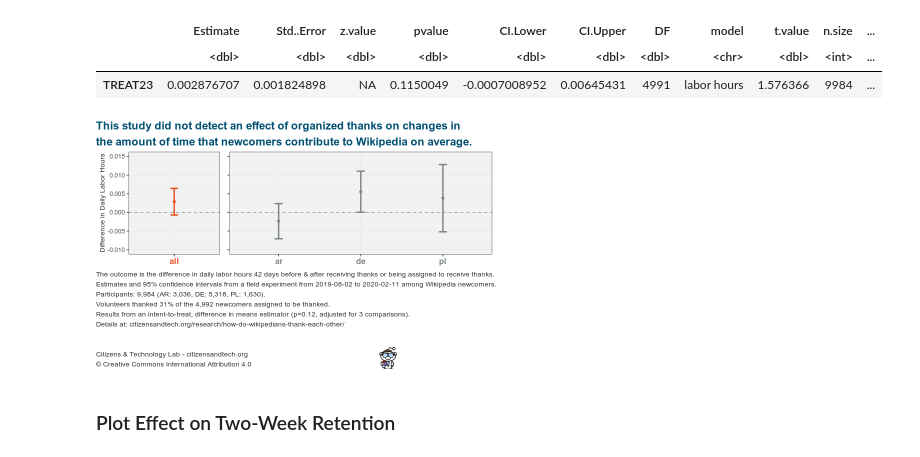
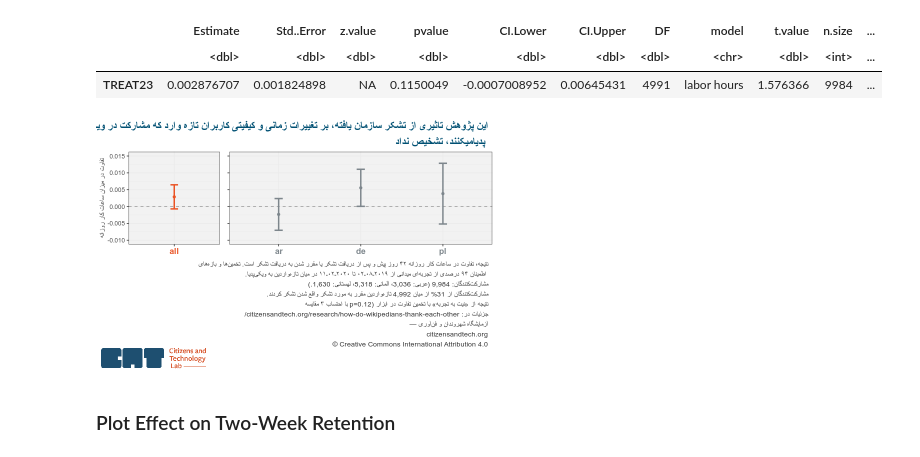
Before and after one commit to citizensandtech/CivilServant-Analysis, a Jupyter notebook: reports/gratitude-2020/wikipedia-thanks-recipient-analysis-spring-2020.R.ipynb, the cells around one changed output. Drawn from its saved outputs; the diff is of its cells as text; code cells hidden in the pictures.

```diff
--- a/reports/gratitude-2020/wikipedia-thanks-recipient-analysis-spring-2020.R.ipynb
+++ b/reports/gratitude-2020/wikipedia-thanks-recipient-analysis-spring-2020.R.ipynb
@@ -78,0 +72,20 @@ lab.exp <- "experienced"
+# %%
+translations.f = file.path(data.path, 'CivilServant/projects/wikipedia-integration/gratitude-study/datasets/debrief-translations/l10ns_thanker_thankee_all.csv')
+blog.img.path = file.path(data.path, 'CivilServant/projects/wikipedia-integration/gratitude-study/datasets/debrief-translations/blog_assets/thankee_imgs')
+translation_lang = Sys.getenv('RTRANSLANG', 'english')
+l10ns = NULL
+load_translations <- function(){
+l10ns <<- read.csv(translations.f)
+}
+
+load_translations()
+str_interp_trans <- function(l){
+    translation_row = subset(l10ns, key==l)
+    translation_string = as.character(translation_row[[translation_lang]] )
+#     print(translation_row)
+    translated_interpolated = str_interp(translation_string)
+    return(translated_interpolated)
+}
+
+h.just <- ifelse(translation_lang %in% c('arabic', 'persian'), 1, 0)
+x.just <- ifelse(translation_lang %in% c('arabic', 'persian'), 0.98, 0)
@@ -600,18 +620,12 @@ labor.hours.participants.count.new.pl <-prettyNum(subset(df2, lang=="pl")$n.size
 labor.hours.participants.assigned.perc <-round(df1$n.thanked.count/(df1$n.size/2)*100)
 labor.hours.participants.assigned.total <-prettyNum(df1$n.size/2, big.mark=",")
 labor.hours.participants.assigned.dimest <- prettyNum(df1$pvalue, digits=2)
-labor.hours.ylab <- "Difference in Daily Labor Hours"
 
-labor.hours.plot.title <- "This study did not detect an effect of organized thanks on changes in
-the amount of time that newcomers contribute to Wikipedia on average."
+load_translations()
+labor.hours.plot.title <- str_interp_trans('labor.hours.plot.title')
 
-labor.hours.plot.caption <- str_interp(
-    "The outcome is the difference in daily labor hours 42 days before & after receiving thanks or being assigned to receive thanks.
-Estimates and 95% confidence intervals from a field experiment from ${start.date} to ${end.date} among Wikipedia newcomers.
-Participants: ${labor.hours.participants.count} (AR: ${labor.hours.participants.count.new.ar}, DE: ${labor.hours.participants.count.new.de}, PL: ${labor.hours.participants.count.new.pl}).
-Volunteers thanked ${labor.hours.participants.assigned.perc}% of the ${labor.hours.participants.assigned.total} newcomers assigned to be thanked.
-Results from an intent-to-treat, difference in means estimator (p=${labor.hours.participants.assigned.dimest}, adjusted for 3 comparisons).
-${end.caption.text}")
+labor.hours.plot.caption <- str_interp_trans("labor.hours.plot.caption")
+labor.hours.ylab <- str_interp_trans('labor.hours.ylab')
 
 
 all.plot <- ggplot(df1, aes(lang, Estimate)) +
@@ -623,38 +637,39 @@ all.plot <- ggplot(df1, aes(lang, Estimate)) +
         cat.theme +
         theme(axis.title.x=element_blank(),
               axis.text.x = element_text(size=12, face="bold", color=chartpalette[1])) +
         ylim(-0.01, 0.015)
-
 
 
 lang.plot <- ggplot(df2, aes(lang, Estimate)) +
         geom_hline(yintercept = 0, linetype="dashed", color="#999999") +
         geom_errorbar(aes(ymax=df2$CI.Upper, ymin=df2$CI.Lower),
                       size=1, color=chartpalette[3], width=0.1) +
         geom_point(color=chartpalette[3]) +
         cat.theme +
         theme(axis.text.y = element_blank(),
               axis.title  = element_blank(),
               axis.text.x = element_text(size=12, face="bold", color=chartpalette[3])) +
         ylab("") +
         xlab("") +
         ylim(-0.01, 0.015)
 
 labor.hours.plot <- ggarrange(all.plot, lang.plot, ncol=2, nrow=1, widths=c(1.5,3.2))
 
 
 labor.hours.plot <- annotate_figure(labor.hours.plot,
                         top=text_grob(labor.hours.plot.title,
-                                      hjust=0, x=0, size=16,
+                                      hjust=h.just, x=x.just, size=16,
                                       face="bold",
                                       color=chartpalette[2]),
                         bottom=text_grob(labor.hours.plot.caption,
-                                         hjust=0, x=0, size=10,
+                                         hjust=h.just, x=x.just, size=10,
                                          color=chartpalette[4])) +
-                  annotation_custom(logo.pngob, ymin=-0.92, xmin=0.7, xmax=1)
+                  annotation_custom(logo.pngob, ymin=-0.92, xmin=0.7-(0.7*h.just), xmax=1-(0.7*h.just)) +
+                    ggsave(file.path(blog.img.path, str_interp('labor-hours-${bg.whiteortransparent}-${translation_lang}.png')),
+                          width=9, height=6.67 , units='in', bg=bg.whiteortransparent)
 labor.hours.plot
 # %% [output]
-[figure, old version]
+[figure, new version]
 # %% [markdown]
 ### Plot Effect on Two-Week Retention
 # %%
```
Also changed, not shown: parts of 8 cells of this notebook, 2 other files.
